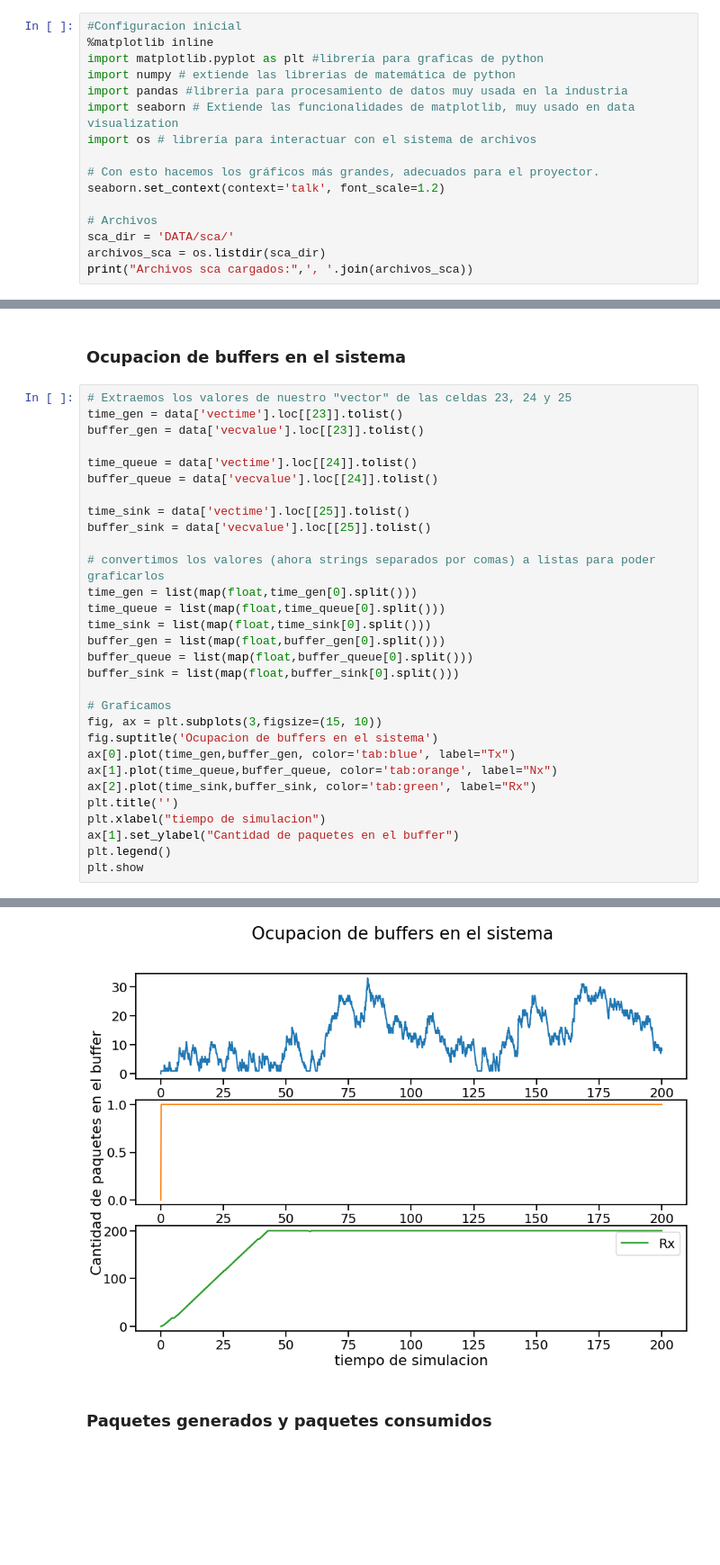
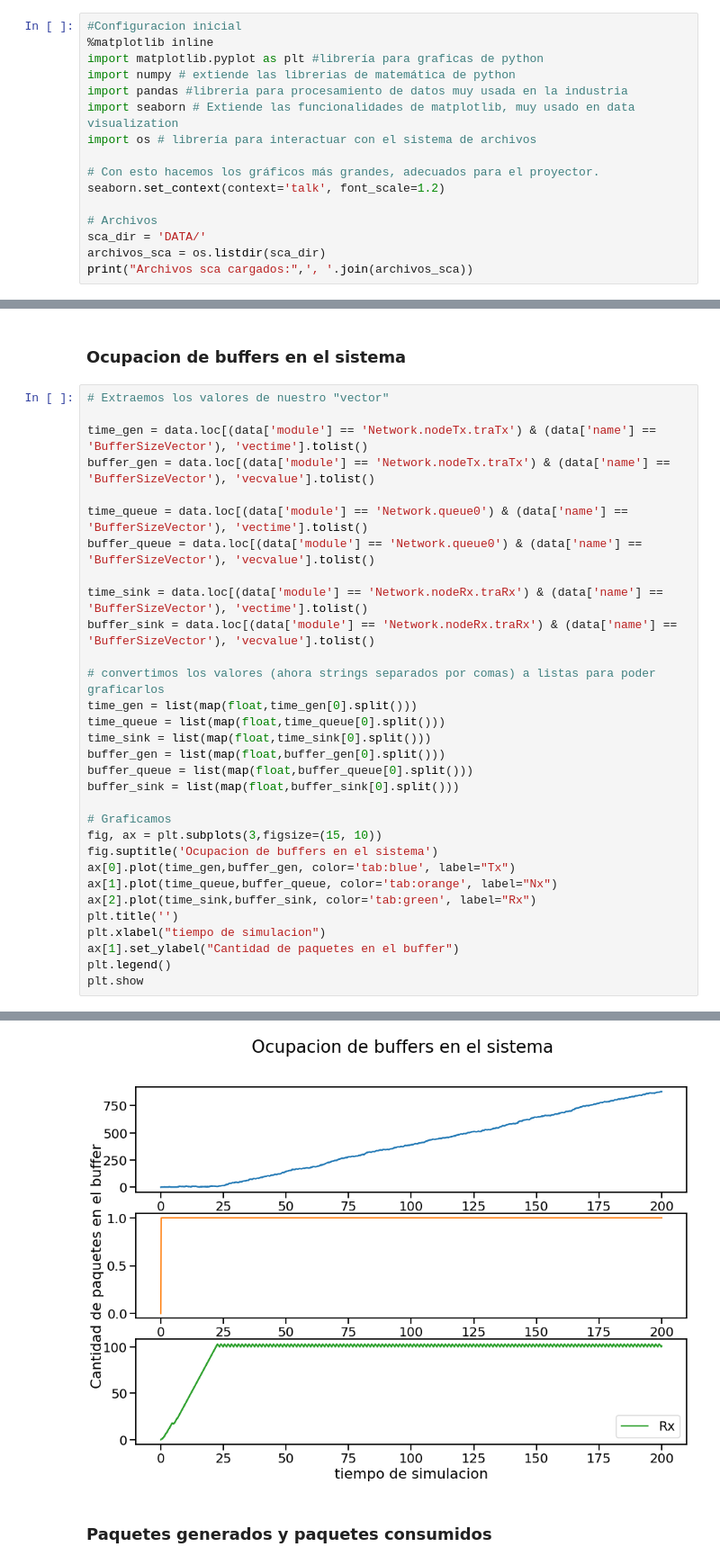
Before and after one commit to Kidmand/Redes-LAB-3, a Jupyter notebook: Notebook-results.ipynb, the cells around one changed output, grey strips where cells are left out. Shown at 90% size. Saved outputs shown, nothing was run; the diff lists cells and outputs as text; blank space fills up the shorter version.

```diff
--- a/Notebook-results.ipynb
+++ b/Notebook-results.ipynb
@@ -11,7 +11,7 @@ import os # librería para interactuar con el sistema de archivos
 seaborn.set_context(context='talk', font_scale=1.2)
 
 # Archivos
-sca_dir = 'DATA/sca/'
+sca_dir = 'DATA/'
 archivos_sca = os.listdir(sca_dir)
 print("Archivos sca cargados:",', '.join(archivos_sca))
 # %% [output]
@@ -29,37 +29,38 @@ archivo de grafico:  parte1-caso1.csv
 # %% [markdown]
 ### Ocupacion de buffers en el sistema
 # %%
-# Extraemos los valores de nuestro "vector" de las celdas 23, 24 y 25
-time_gen = data['vectime'].loc[[23]].tolist()
-buffer_gen = data['vecvalue'].loc[[23]].tolist()
+# Extraemos los valores de nuestro "vector"
 
-time_queue = data['vectime'].loc[[24]].tolist()
-buffer_queue = data['vecvalue'].loc[[24]].tolist()
+time_gen = data.loc[(data['module'] == 'Network.nodeTx.traTx') & (data['name'] == 'BufferSizeVector'), 'vectime'].tolist()
+buffer_gen = data.loc[(data['module'] == 'Network.nodeTx.traTx') & (data['name'] == 'BufferSizeVector'), 'vecvalue'].tolist()
 
-time_sink = data['vectime'].loc[[25]].tolist()
-buffer_sink = data['vecvalue'].loc[[25]].tolist()
+time_queue = data.loc[(data['module'] == 'Network.queue0') & (data['name'] == 'BufferSizeVector'), 'vectime'].tolist()
+buffer_queue = data.loc[(data['module'] == 'Network.queue0') & (data['name'] == 'BufferSizeVector'), 'vecvalue'].tolist()
+
+time_sink = data.loc[(data['module'] == 'Network.nodeRx.traRx') & (data['name'] == 'BufferSizeVector'), 'vectime'].tolist()
+buffer_sink = data.loc[(data['module'] == 'Network.nodeRx.traRx') & (data['name'] == 'BufferSizeVector'), 'vecvalue'].tolist()
 
 # convertimos los valores (ahora strings separados por comas) a listas para poder graficarlos
 time_gen = list(map(float,time_gen[0].split()))
 time_queue = list(map(float,time_queue[0].split()))
 time_sink = list(map(float,time_sink[0].split()))
 buffer_gen = list(map(float,buffer_gen[0].split()))
 buffer_queue = list(map(float,buffer_queue[0].split()))
 buffer_sink = list(map(float,buffer_sink[0].split()))
 
 # Graficamos
 fig, ax = plt.subplots(3,figsize=(15, 10))
 fig.suptitle('Ocupacion de buffers en el sistema')
 ax[0].plot(time_gen,buffer_gen, color='tab:blue', label="Tx")
 ax[1].plot(time_queue,buffer_queue, color='tab:orange', label="Nx")
 ax[2].plot(time_sink,buffer_sink, color='tab:green', label="Rx")
 plt.title('')
 plt.xlabel("tiempo de simulacion")
 ax[1].set_ylabel("Cantidad de paquetes en el buffer")
 plt.legend()
 plt.show
 # %% [output]
 <function matplotlib.pyplot.show(close=None, block=None)>
-[figure, old version]
+[figure, new version]
 # %% [markdown]
 ### Paquetes generados y paquetes consumidos
```
Also changed, not shown: parts of 2 cells of this notebook.
